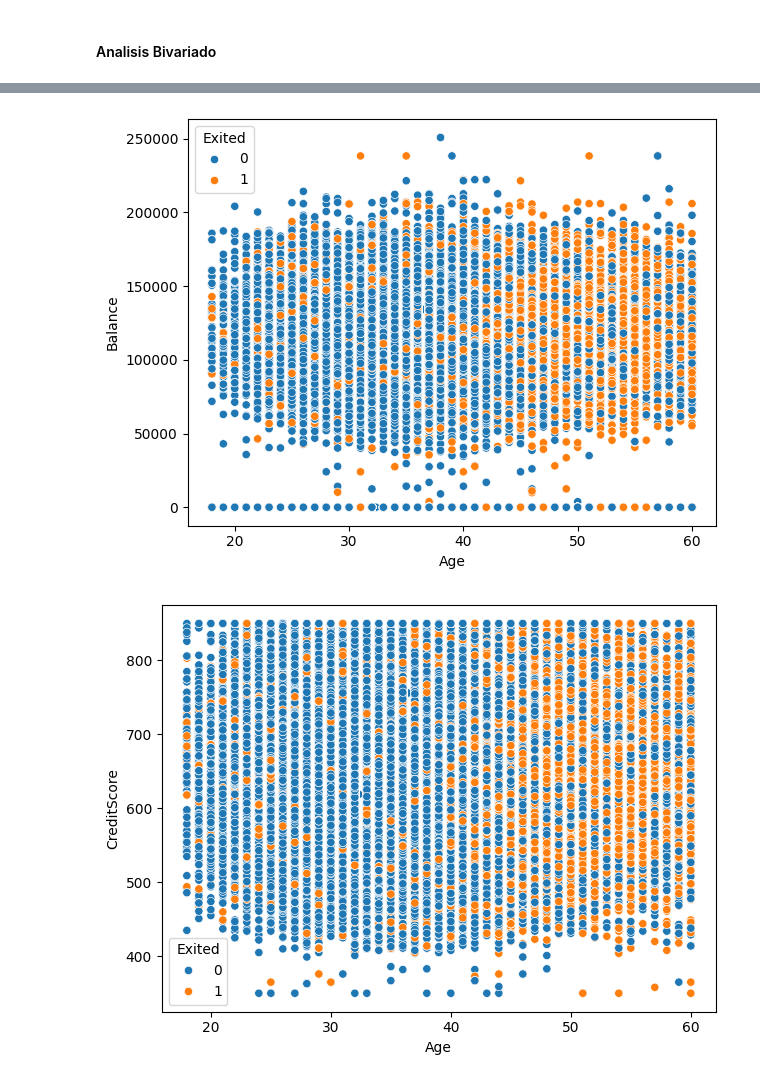
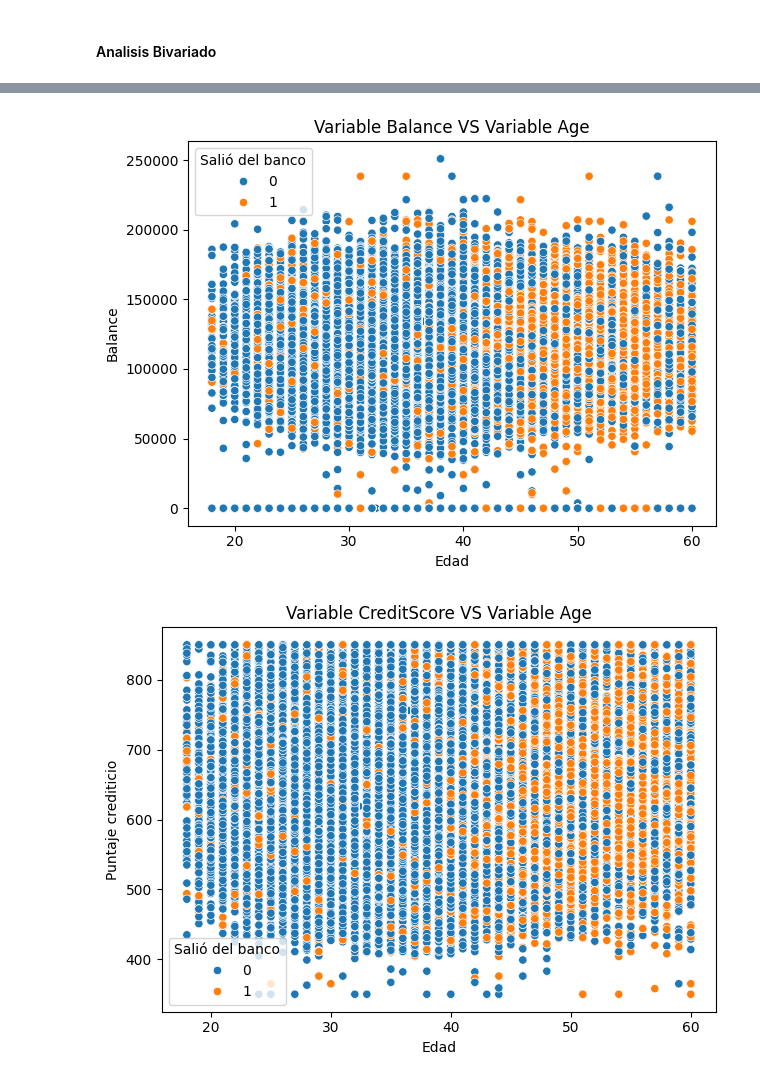
Before and after one commit to arielRas/KaggleCompetition-Coder52295, a Jupyter notebook: Eda.ipynb, the cells around one changed output, grey strips where cells are left out. Saved outputs shown, nothing was run; the diff lists cells and outputs as text; code cells hidden in the pictures.

```diff
--- a/Eda.ipynb
+++ b/Eda.ipynb
@@ -82,0 +71,11 @@ plt.show()
+# %%
+#GRAFICO VARIABLE NUMOFPRODUCT VS AGE
+mpl.style.use('bmh')
+sns.boxplot(x=df.NumOfProducts, y=df.Age, hue=df.Exited)
+plt.title('Variable Age VS Variable NumOfProducts')
+plt.xlabel('Numero de productos adquiridos')
+plt.ylabel('Edad')
+plt.legend(title='Salió del banco')
+plt.tight_layout()
+plt.show()
+mpl.style.use('default')
@@ -82,0 +84,12 @@ plt.show()
+# %%
+#GRAFICO VARIABLE ISACTIVEMEMBER VS AGE
+mpl.style.use('bmh')
+sns.boxplot(x=df.IsActiveMember, y=df.Age, hue=df.Exited)
+plt.title('Variable Age VS Variable IsActivemember')
+plt.xlabel('Miembro activo')
+plt.ylabel('Edad')
+plt.legend(title='Salió del banco')
+plt.xticks(ticks=[0.0,1.0], labels=['No','Si'])
+plt.tight_layout()
+plt.show()
+mpl.style.use('default')
@@ -82,0 +98,12 @@ plt.show()
+# %%
+#GRAFICO VARIABLE HASCRCARDVS AGE
+mpl.style.use('bmh')
+sns.boxplot(x=df.HasCrCard, y=df.Age, hue=df.Exited)
+plt.title('Variable Age VS Variable HasCrCard')
+plt.xlabel('Tarjeta de credito')
+plt.ylabel('Edad')
+plt.legend(title='Salió del banco')
+plt.xticks(ticks=[0.0,1.0], labels=['No','Si'])
+plt.tight_layout()
+plt.show()
+mpl.style.use('default')
@@ -83,12 +112,22 @@ plt.show()
 # %%
+#VARIABLE BALANCE VS EDAD
 sns.scatterplot(x=df.Age, y=df.Balance, hue=df.Exited)
+plt.title('Variable Balance VS Variable Age')
+plt.xlabel('Edad')
+plt.ylabel('Balance')
+plt.legend(title='Salió del banco')
 plt.tight_layout()
 plt.show()
 # %% [output]
-[figure, old version]
+[figure, new version]
 # %%
+#VARIABLE CREDITSCORE VS VARIABLE AGE
 sns.scatterplot(x=df.Age, y=df.CreditScore, hue=df.Exited)
+plt.title('Variable CreditScore VS Variable Age')
+plt.xlabel('Edad')
+plt.ylabel('Puntaje crediticio')
+plt.legend(title='Salió del banco')
 plt.tight_layout()
 plt.show()
 # %% [output]
-[figure, old version]
+[figure, new version]
```
Also changed, not shown: parts of 9 cells of this notebook.
